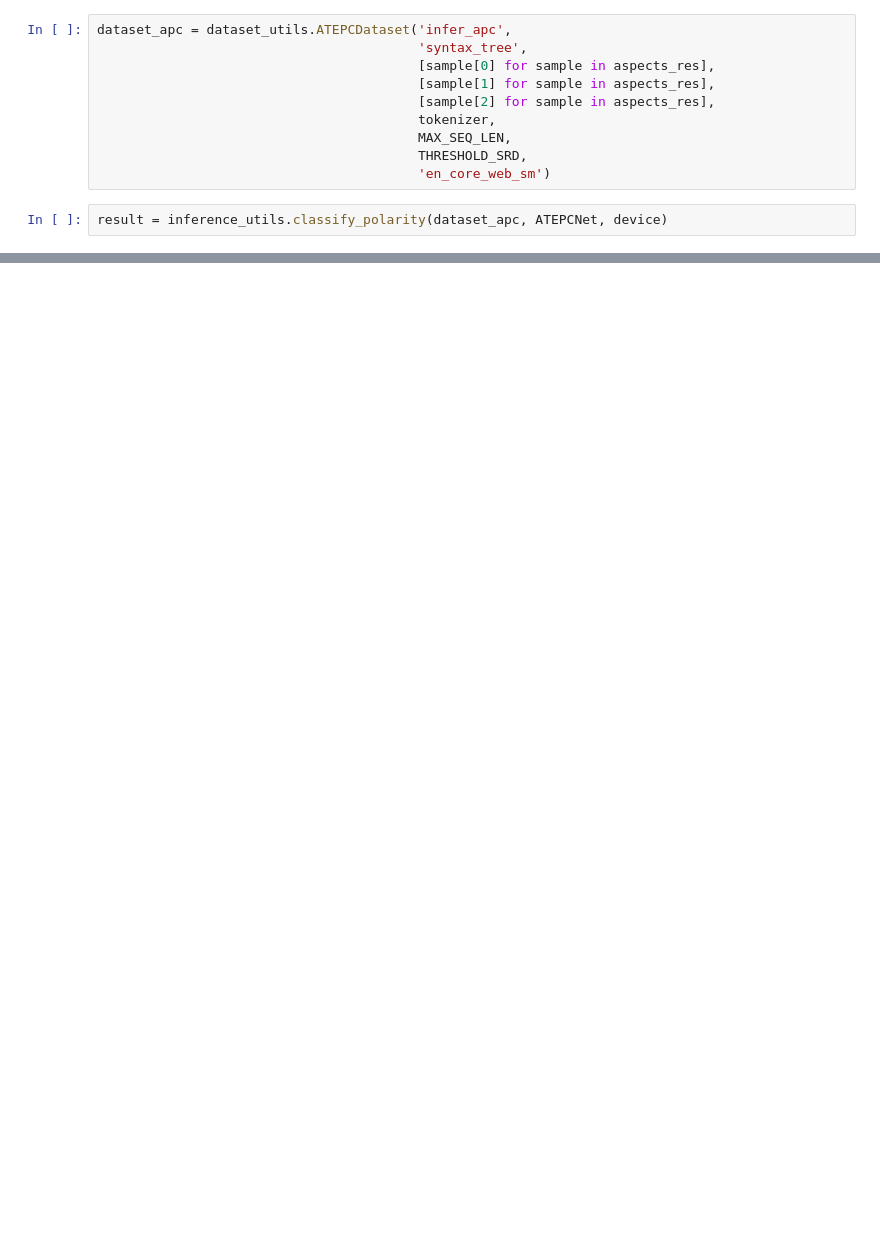
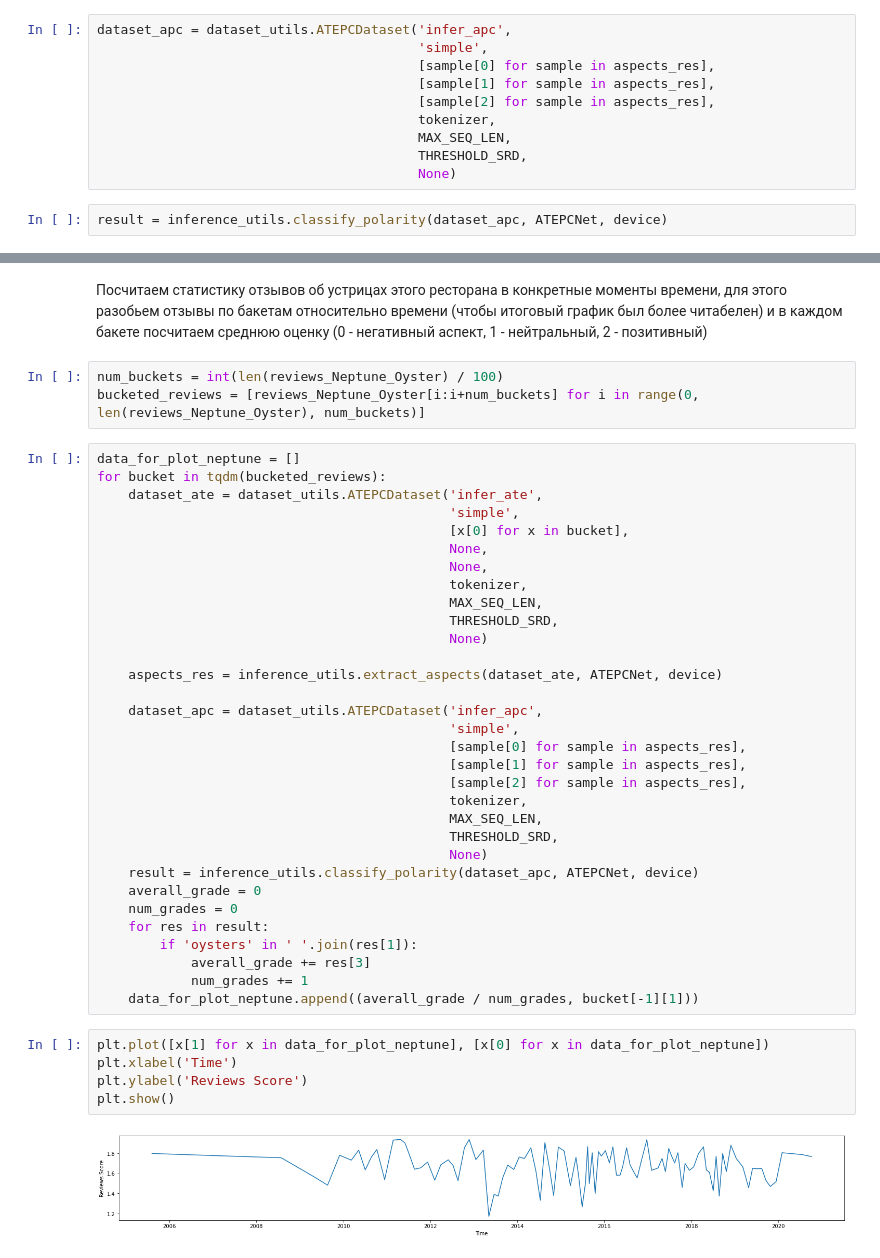
Before and after one commit to EgorRazumilov/ABSA, a Jupyter notebook: example_inference.ipynb, the cells around one changed output, grey strips where cells are left out. Cells and saved outputs as stored; diff of their text form; blank space fills up the shorter version.

```diff
--- a/example_inference.ipynb
+++ b/example_inference.ipynb
@@ -66,13 +86,13 @@ dataset_ate = dataset_utils.ATEPCDataset('infer_ate',
 aspects_res = inference_utils.extract_aspects(dataset_ate, ATEPCNet, device)
 # %%
 dataset_apc = dataset_utils.ATEPCDataset('infer_apc',
-                                         'syntax_tree',
+                                         'simple',
                                          [sample[0] for sample in aspects_res],
                                          [sample[1] for sample in aspects_res],
                                          [sample[2] for sample in aspects_res],
                                          tokenizer,
                                          MAX_SEQ_LEN,
                                          THRESHOLD_SRD,
-                                         'en_core_web_sm')
+                                         None)
 # %%
 result = inference_utils.classify_polarity(dataset_apc, ATEPCNet, device)
@@ -83,0 +118,44 @@ result = inference_utils.classify_polarity(dataset_apc, ATEPCNet, device)
+# %% [markdown]
+Посчитаем статистику отзывов об устрицах этого ресторана в конкретные моменты времени, для этого разобьем отзывы по бакетам относительно времени (чтобы итоговый график был более читабелен) и в каждом бакете посчитаем среднюю оценку (0 - негативный аспект, 1 - нейтральный, 2 - позитивный)
+# %%
+num_buckets = int(len(reviews_Neptune_Oyster) / 100)
+bucketed_reviews = [reviews_Neptune_Oyster[i:i+num_buckets] for i in range(0, len(reviews_Neptune_Oyster), num_buckets)]
+# %%
+data_for_plot_neptune = []
+for bucket in tqdm(bucketed_reviews):
+    dataset_ate = dataset_utils.ATEPCDataset('infer_ate',
+                                             'simple',
+                                             [x[0] for x in bucket],
+                                             None,
+                                             None,
+                                             tokenizer,
+                                             MAX_SEQ_LEN,
+                                             THRESHOLD_SRD,
+                                             None)
+
+    aspects_res = inference_utils.extract_aspects(dataset_ate, ATEPCNet, device)
+
+    dataset_apc = dataset_utils.ATEPCDataset('infer_apc',
+                                             'simple',
+                                             [sample[0] for sample in aspects_res],
+                                             [sample[1] for sample in aspects_res],
+                                             [sample[2] for sample in aspects_res],
+                                             tokenizer,
+                                             MAX_SEQ_LEN,
+                                             THRESHOLD_SRD,
+                                             None)
+    result = inference_utils.classify_polarity(dataset_apc, ATEPCNet, device)
+    averall_grade = 0
+    num_grades = 0
+    for res in result:
+        if 'oysters' in ' '.join(res[1]):
+            averall_grade += res[3]
+            num_grades += 1
+    data_for_plot_neptune.append((averall_grade / num_grades, bucket[-1][1]))
+# %%
+plt.plot([x[1] for x in data_for_plot_neptune], [x[0] for x in data_for_plot_neptune])
+plt.xlabel('Time')
+plt.ylabel('Reviews Score')
+plt.show()
+# %% [output]
+[figure, added]
```
Also changed, not shown: parts of 12 cells of this notebook, 5 other files.
